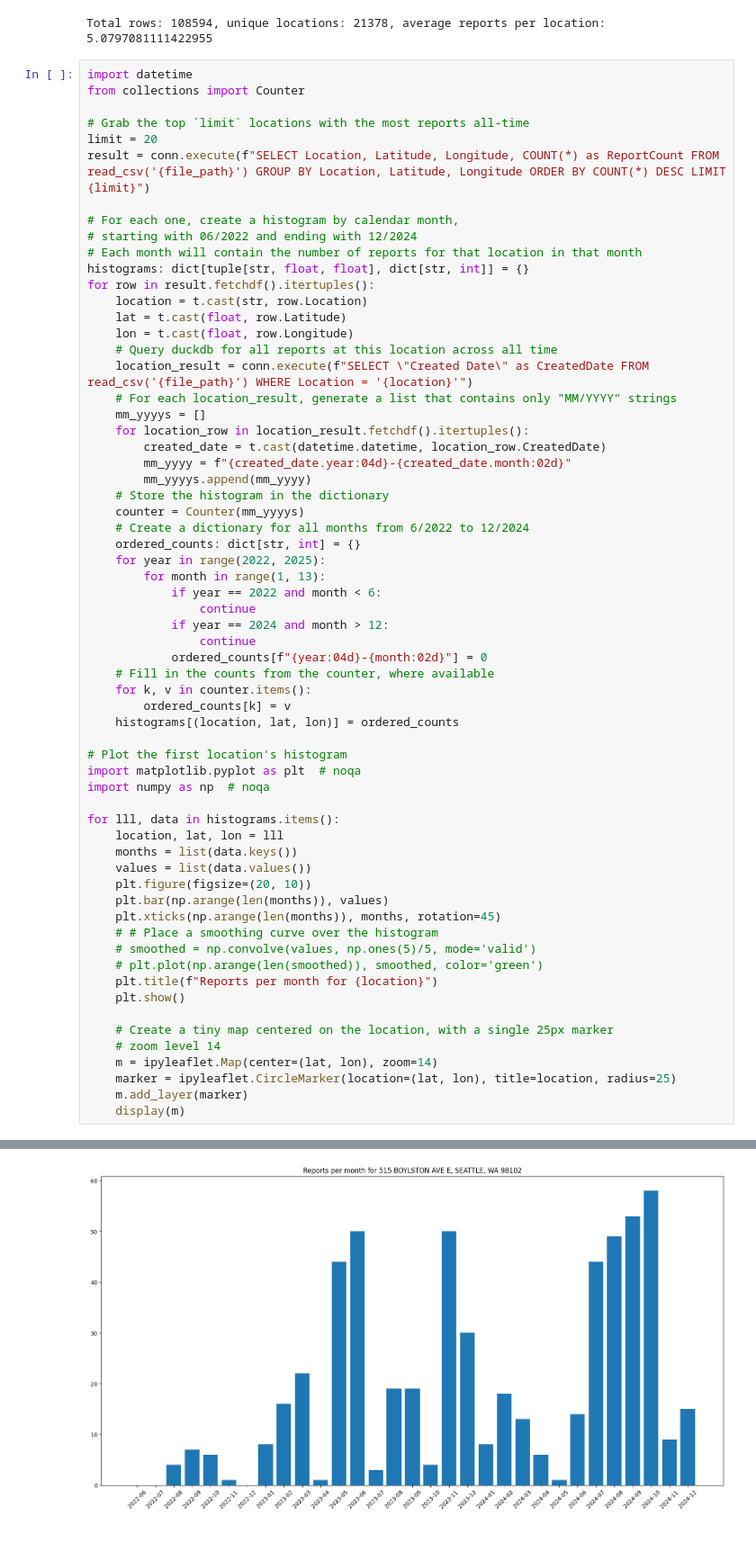
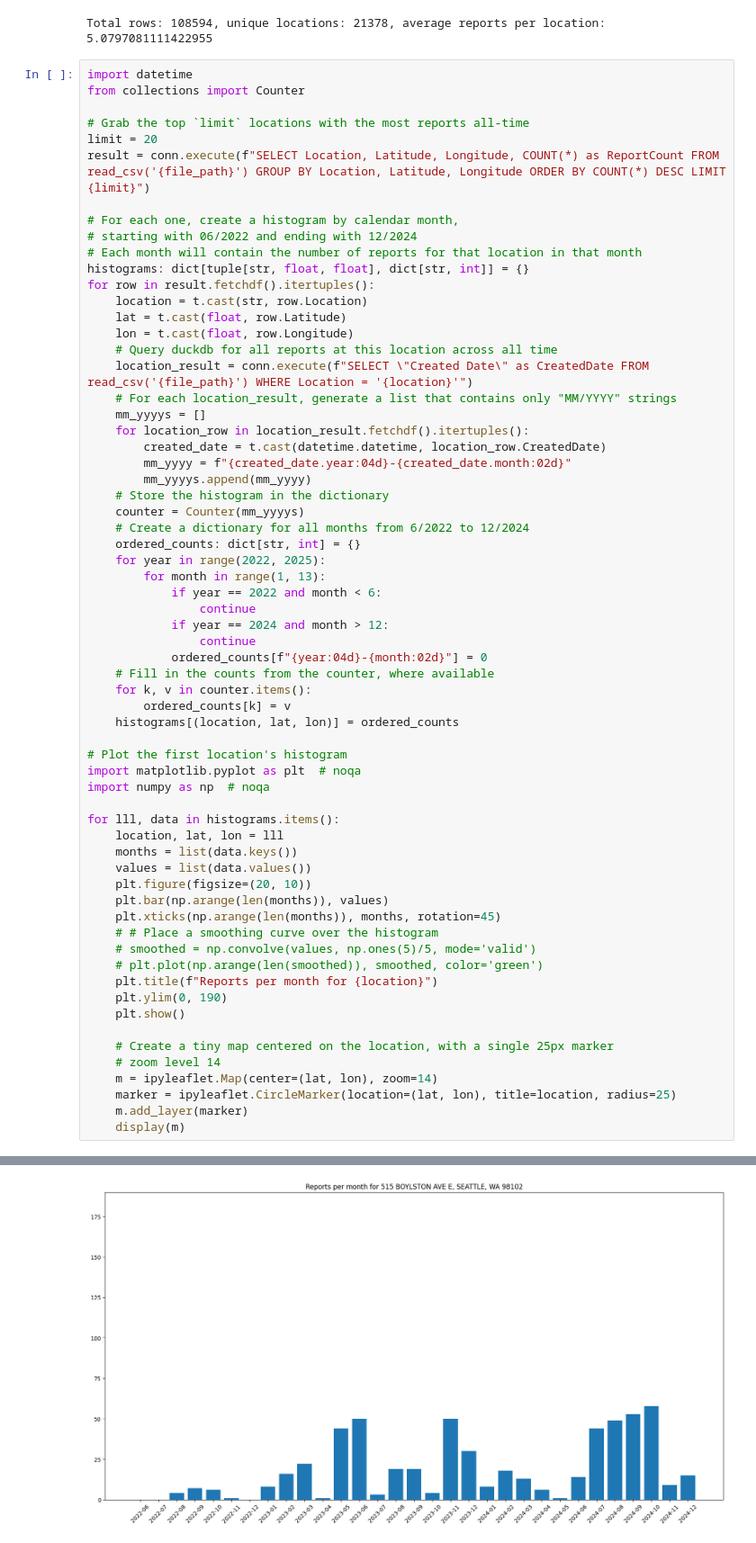
Before and after one commit to front-seat/notebooks, a Jupyter notebook: encampments.ipynb, the cells around one changed output, grey strips where cells are left out. Shown at 90% size. Drawn from its saved outputs; the diff is of its cells as text.

```diff
--- a/encampments.ipynb
+++ b/encampments.ipynb
@@ -266,6 +266,7 @@ for lll, data in histograms.items():
 	# smoothed = np.convolve(values, np.ones(5)/5, mode='valid')
 	# plt.plot(np.arange(len(smoothed)), smoothed, color='green')
 	plt.title(f"Reports per month for {location}")
+	plt.ylim(0, 190)
 	plt.show()
 
 	# Create a tiny map centered on the location, with a single 25px marker
@@ -279,5 +280,5 @@ for lll, data in histograms.items():
 Map(center=[47.69226502, -122.35769596], controls=(ZoomControl(options=['position', 'zoom_in_text', 'zoom_in_t…
 [figure]
 Map(center=[47.71910747, -122.29588427], controls=(ZoomControl(options=['position', 'zoom_in_text', 'zoom_in_t…
-[figure, old version]
+[figure, new version]
 Map(center=[47.62388873, -122.32333517], controls=(ZoomControl(options=['position', 'zoom_in_text', 'zoom_in_t…
```
Also changed, not shown: parts of 1 cell of this notebook, 4 other files.
